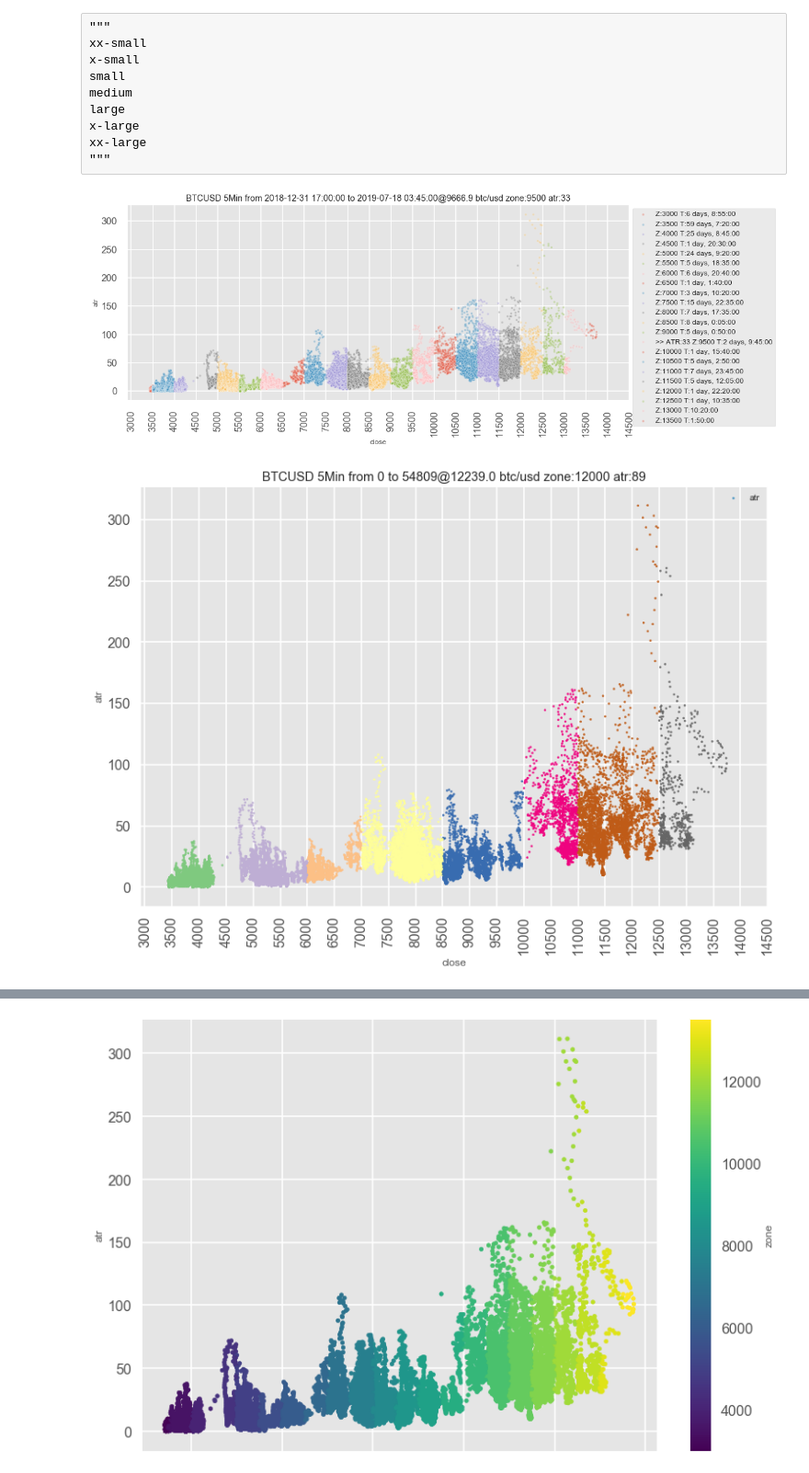
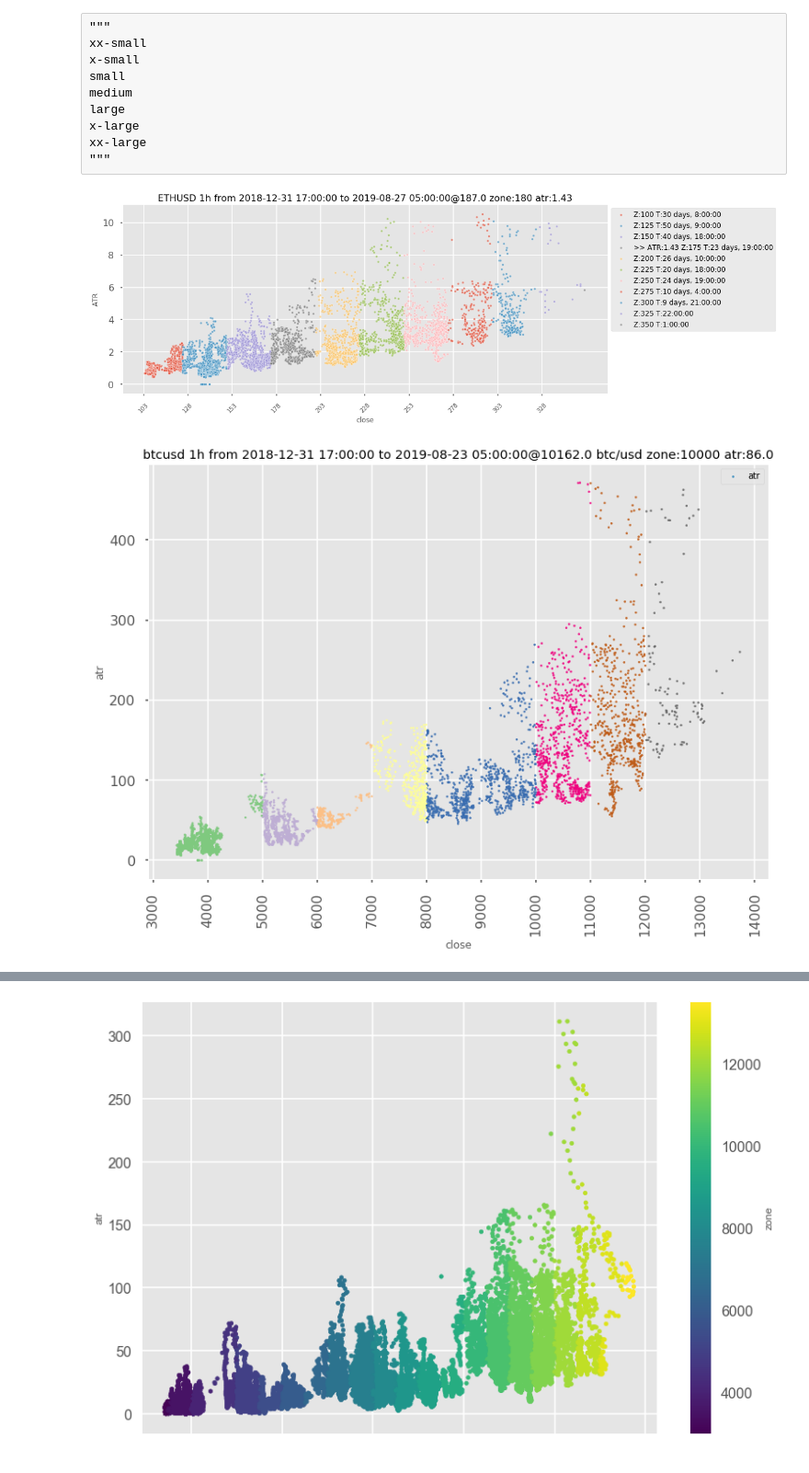
Before and after one commit to damrongsak/HW11CrytoDataAnalysis, a Jupyter notebook: Analyse-Dev.ipynb, the cells around one changed output, grey strips where cells are left out. Shown at 92% size. Drawn from its saved outputs; the diff is of its cells as text; code cells hidden in the pictures.

Commit message:
Fixed bugs & Add Other Pairs

```diff
--- a/Analyse-Dev.ipynb
+++ b/Analyse-Dev.ipynb
@@ -128,9 +202,10 @@ memory usage: 2.5 MB
 # %% [markdown]
 ## Load Old data from Excel
 # %%
-pair = 'btcusd'
+pair = 'ethusd'
 path = 'data'
-filename = '{}/{}_5m.xlsx'.format(path, pair)
+bin_size = '1h'
+filename = '{path}/{pair}_{bin_size}.xlsx'.format(path=path, pair=pair, bin_size=bin_size)
 sheet_name = pair
 df = pd.read_excel(filename, sheet_name=sheet_name, index_col='time')
 df.info()
@@ -155,14 +230,14 @@ import datetime
 import time
 
 # Define query parameters
-pair = 'btcusd' # Currency pair of interest
-bin_size = '5m' # This will return minute data
+pair = 'ethusd' # Currency pair of interest
+bin_size = '1h' # This will return minute data
 limit = 5000    # We want the maximum of 1000 data points
 # Define the start date
-t_start = datetime.datetime(2019, 7, 16, 0, 0)
+t_start = datetime.datetime(2019, 1, 1, 0, 0)
 t_start = time.mktime(t_start.timetuple()) * 1000
 # Define the end date
-t_stop = datetime.datetime(2019, 7, 19, 0, 0)
+t_stop = datetime.datetime(2019, 8, 27, 12, 0)
 t_stop = time.mktime(t_stop.timetuple()) * 1000
 pair_data1= api_v2.candles(symbol=pair, interval=bin_size,
                         limit=limit, start=t_start, end=t_stop)
@@ -234,14 +323,14 @@ memory usage: 3.9 MB
 # %% [markdown]
 ## Calculate Zone
 # %%
-zone_len = 500 #btc
+zone_len = 10 #btc
 df['zone'] = df['close'].apply(lambda x: (x - (x%zone_len) ))
 df_time_in_the_zone = df.groupby('zone').count()[['close']]
 
 df_time_in_the_zone.rename(columns={'close': 'count_point'}, inplace=True)
 
-df_time_in_the_zone['time_sec'] = df_time_in_the_zone['count_point'] * 5 * 60 #piont * 5min * 60sec
-df_time_in_the_zone['str_time'] = df_time_in_the_zone['time_sec'].apply(lambda x: str(datetime.timedelta(seconds=x)))
+df_time_in_the_zone['time_sec'] = df_time_in_the_zone['count_point'] * 60 * 60 #piont * 5min * 60sec
+df_time_in_the_zone['str_time'] = df_time_in_the_zone['time_sec'].apply(lambda x: str(timedelta(seconds=x)))
 df_time_in_the_zone.info()
 # %% [output]
 <class 'pandas.core.frame.DataFrame'>
@@ -327,48 +416,62 @@ import matplotlib.pyplot as plt
 import matplotlib.style as style
 style.use('seaborn-poster') #sets the size of the charts
 style.use('ggplot')
+
+pair = 'ethusd'
+path = 'data'
+bin_size = '1h'
+
+filename = '{}/{}_{}.xlsx'.format(path, pair, bin_size)
+sheet_name = pair
+df = pd.read_excel(filename, sheet_name=sheet_name, index_col='time')
 
 date_start = df[0:1].index[0]
 date_end = df[-1:].index[0]
 price = df[-1:].close.values[0]
 zone = df[-1:].zone.values[0]
 atr = df[-1:].atr.values[0]
 
-zone_len = 500 #btc
+min_price = df['close'].min(axis = 0, skipna = True)
+max_price = df['close'].max(axis = 0, skipna = True)
+
+zone_len = 500 if max_price > 5000 else 25  # manage zone
 
 # Calculate Zone
 df['zone'] = df['close'].apply(lambda x: (x-(x%zone_len)))
 df_time_in_the_zone = df.groupby('zone').count()[['close']]
 df_time_in_the_zone.rename(columns={'close': 'count_point'}, inplace=True)
-df_time_in_the_zone['time_sec'] = df_time_in_the_zone['count_point'] * 5 * 60 #point * 5min * 60sec
-df_time_in_the_zone['str_time'] = df_time_in_the_zone['time_sec'].apply(lambda x: str(datetime.timedelta(seconds=x)))
+df_time_in_the_zone['time_sec'] = df_time_in_the_zone['count_point'] * 60 * 60 #point * 60min * 60sec
+df_time_in_the_zone['str_time'] = df_time_in_the_zone['time_sec'].apply(lambda x: str(timedelta(seconds=x)))
 
 # Setup Chart
 fig, ax = plt.subplots(figsize=(15,6))
 
 for idx,row in df_time_in_the_zone.iterrows():
     close = df.loc[df.zone == idx].close.values[0]
     close = close - (close%zone_len)
-    cur_zone = '>> ATR:%s '%int(atr) if (price - (price%zone_len)) == close else ''
+    cur_zone = '>> ATR:%s '%round(atr,2) if (price - (price%zone_len)) == close else ''
     label = '{}Z:{} T:{}'.format(cur_zone, str(int(idx)), row.str_time)
 
     x = df.loc[df.zone == idx].close.values
     y = df.loc[df.zone == idx].atr.values
     scale = 15
 
-    ax.scatter(x, y, s=scale, label=label, alpha=0.3, edgecolors='white', cmap='Accent', marker="o")
+    ax.scatter(x, y, s=scale, label=label, alpha=0.6, edgecolors='white', cmap='Accent', marker="o")
 
 ax.legend(bbox_to_anchor=(1, 1), fontsize = 'large')
 ax.grid(True)
 
 plt.xlabel('close')
-plt.ylabel('atr')
-plt.title('BTCUSD 5Min from {} to {}@{} btc/usd zone:{} atr:{}'.format(date_start, date_end, price, int(zone), int(atr)))
-plt.xticks(range(3000,15000,500))
-plt.xticks(rotation=90)
+plt.ylabel('ATR')
+plt.title('{} {} from {} to {}@{} zone:{} atr:{}'.format(pair.upper(), bin_size, date_start,
+                                                         date_end, price, int(zone), round(atr,2)), fontsize=16)
+plt.xticks(range(int(min_price), int(max_price), zone_len))
+plt.xticks(fontsize=10, rotation=45)
+plt.tick_params(axis='both', which='minor', labelsize=10)
+#plt.savefig('data/{pair}.png'.format(pair=pair))
 plt.show()
 # %% [output]
-[figure, old version]
+[figure, new version]
 # %%
 import sys
 import matplotlib
@@ -393,12 +496,12 @@ ax.legend(bbox_to_anchor=(1, 1), fontsize = 'medium')
 
 plt.xlabel('close')
 plt.ylabel('atr')
-plt.title('BTCUSD 5Min from {} to {}@{} btc/usd zone:{} atr:{}'.format(date_start, date_end, price, int(zone), int(atr)))
-plt.xticks(range(3000,15000,500))
+plt.title('{} {} from {} to {}@{} btc/usd zone:{} atr:{}'.format(pair, bin_size, date_start, date_end, price, int(zone), round(atr,2)))
+plt.xticks(range(3000,15000, zone_len))
 plt.xticks(rotation=90)
 plt.show()
 # %% [output]
-[figure, old version]
+[figure, new version]
 # %%
 import numpy as np
 
```
Also changed, not shown: parts of 17 cells of this notebook, 45 other files.
